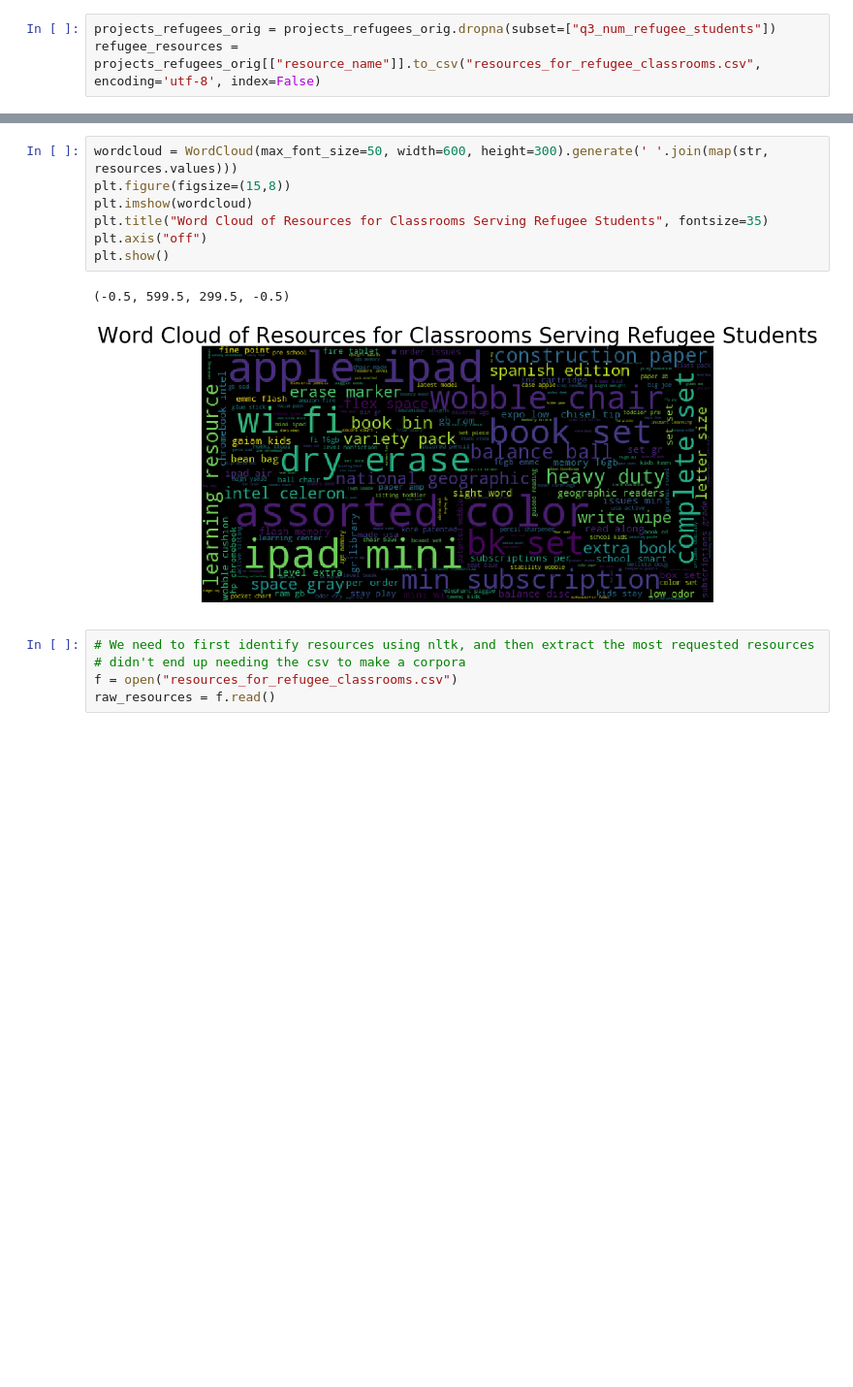
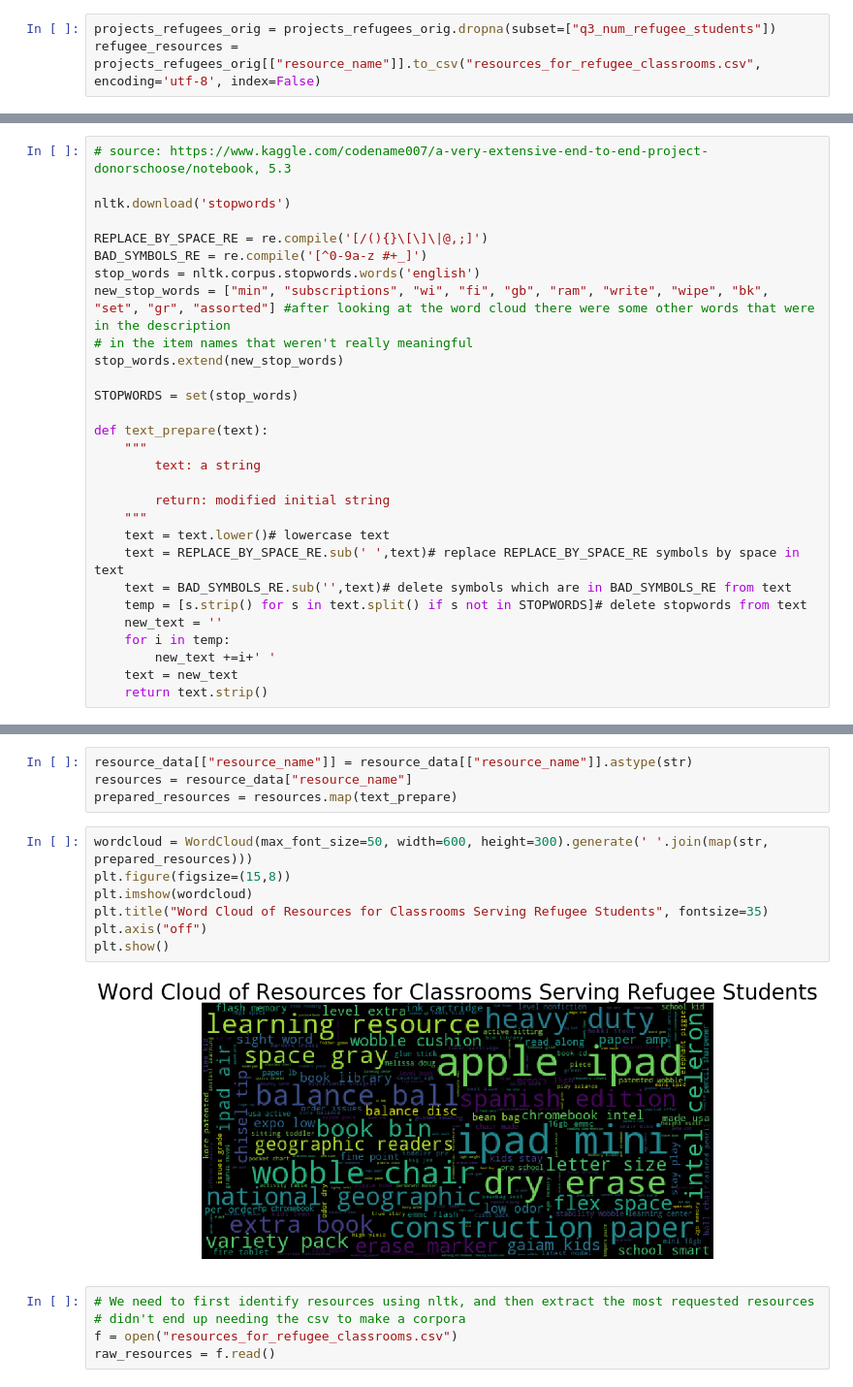
Before and after one commit to USA4UNHCR/DonorsChoose.org-Challenge, a Jupyter notebook: your_work/angela_task_3/refugee_projects_sample_of_data.ipynb, the cells around one changed output, grey strips where cells are left out. Shown at 97% size. Cells and saved outputs as stored; diff of their text form; blank space fills up the shorter version.

Commit message:
fixed names, (all the analysis is in the sample_of_data file since it was faster to work with less data, and added additional stop words

```diff
--- a/your_work/angela_task_3/refugee_projects_sample.ipynb
+++ b/your_work/angela_task_3/refugee_projects_sample_of_data.ipynb
@@ -54,0 +52,29 @@ resources = resource_data["resource_name"]
+# %%
+# source: https://www.kaggle.com/codename007/a-very-extensive-end-to-end-project-donorschoose/notebook, 5.3
+
+nltk.download('stopwords')
+
+REPLACE_BY_SPACE_RE = re.compile('[/(){}\[\]\|@,;]')
+BAD_SYMBOLS_RE = re.compile('[^0-9a-z #+_]')
+stop_words = nltk.corpus.stopwords.words('english')
+new_stop_words = ["min", "subscriptions", "wi", "fi", "gb", "ram", "write", "wipe", "bk", "set", "gr", "assorted"] #after looking at the word cloud there were some other words that were in the description
+# in the item names that weren't really meaningful
+stop_words.extend(new_stop_words)
+
+STOPWORDS = set(stop_words)
+
+def text_prepare(text):
+    """
+        text: a string
+
+        return: modified initial string
+    """
+    text = text.lower()# lowercase text
+    text = REPLACE_BY_SPACE_RE.sub(' ',text)# replace REPLACE_BY_SPACE_RE symbols by space in text
+    text = BAD_SYMBOLS_RE.sub('',text)# delete symbols which are in BAD_SYMBOLS_RE from text
+    temp = [s.strip() for s in text.split() if s not in STOPWORDS]# delete stopwords from text
+    new_text = ''
+    for i in temp:
+        new_text +=i+' '
+    text = new_text
+    return text.strip()
@@ -55,13 +85,16 @@ resources = resource_data["resource_name"]
+# %%
+resource_data[["resource_name"]] = resource_data[["resource_name"]].astype(str)
+resources = resource_data["resource_name"]
+prepared_resources = resources.map(text_prepare)
 # %%
-wordcloud = WordCloud(max_font_size=50, width=600, height=300).generate(' '.join(map(str, resources.values)))
+wordcloud = WordCloud(max_font_size=50, width=600, height=300).generate(' '.join(map(str, prepared_resources)))
 plt.figure(figsize=(15,8))
 plt.imshow(wordcloud)
 plt.title("Word Cloud of Resources for Classrooms Serving Refugee Students", fontsize=35)
 plt.axis("off")
 plt.show()
 # %% [output]
-(-0.5, 599.5, 299.5, -0.5)
-[figure, old version]
+[figure, new version]
 # %%
 # We need to first identify resources using nltk, and then extract the most requested resources
 # didn't end up needing the csv to make a corpora
```
Also changed, not shown: parts of 8 cells of this notebook.
